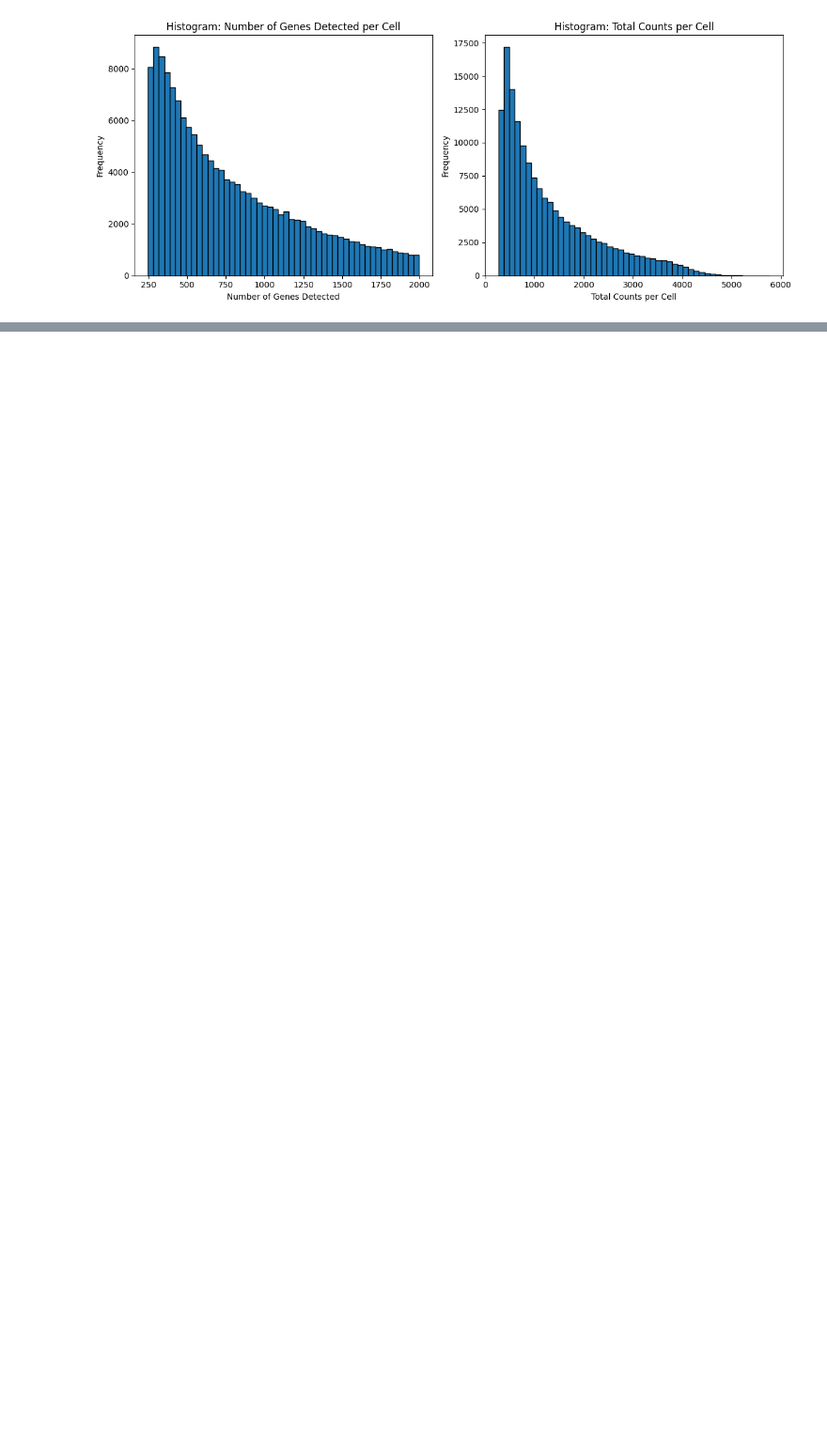
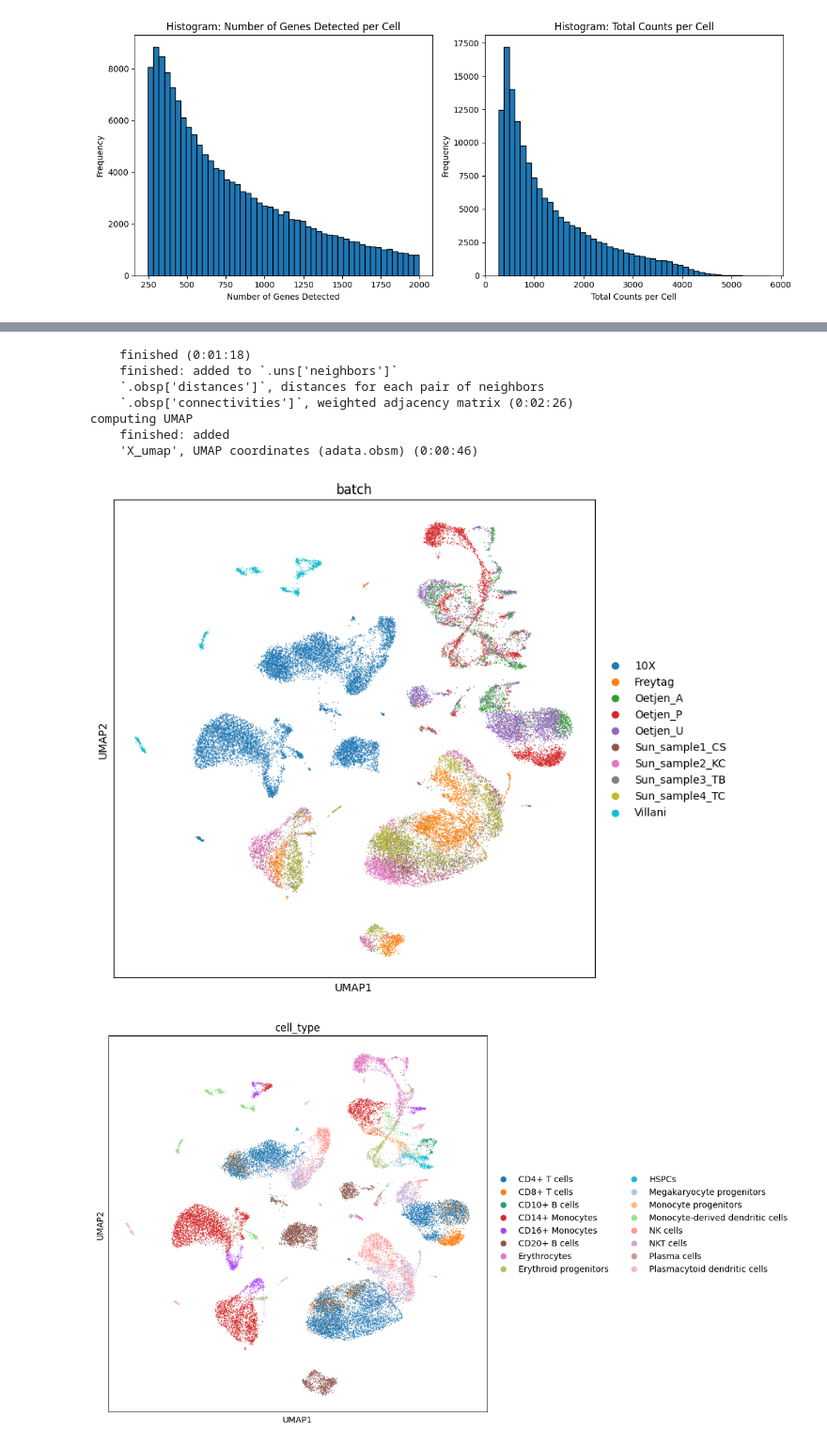
Before and after one commit to IntroductiontoBioinformaticsFall2023/intro-to-bio-sut-final-project, a Jupyter notebook: tasks/task-design-gene-ius-spotting/single-cell.ipynb, the cells around one changed output, grey strips where cells are left out. Shown at 94% size. Saved outputs shown, nothing was run; the diff lists cells and outputs as text; code cells hidden in the pictures; blank space fills up the shorter version.

```diff
--- a/tasks/task-design-gene-ius-spotting/single-cell.ipynb
+++ b/tasks/task-design-gene-ius-spotting/single-cell.ipynb
@@ -369,0 +475,10 @@ plt.show()
+# %%
+adata2 = sc.read('Immune_ALL_human.h5ad')
+adata2.obs['cell_type'] = adata2.obs['final_annotation']
+del adata2.obs['final_annotation']
+adata2.raw = adata2
+sc.pp.neighbors(adata2) # might take a while each time
+sc.tl.umap(adata2)
+sc.pl.umap(adata2, color=['batch'], use_raw=False)
+sc.pl.umap(adata2, color=['cell_type'], use_raw=False)
+# %% [output]
@@ -369,0 +490,9 @@ plt.show()
+    finished (0:01:18)
+    finished: added to `.uns['neighbors']`
+    `.obsp['distances']`, distances for each pair of neighbors
+    `.obsp['connectivities']`, weighted adjacency matrix (0:02:26)
+computing UMAP
+    finished: added
+    'X_umap', UMAP coordinates (adata.obsm) (0:00:46)
+[figure, added]
+[figure, added]
```
Also changed, not shown: parts of 8 cells of this notebook.
